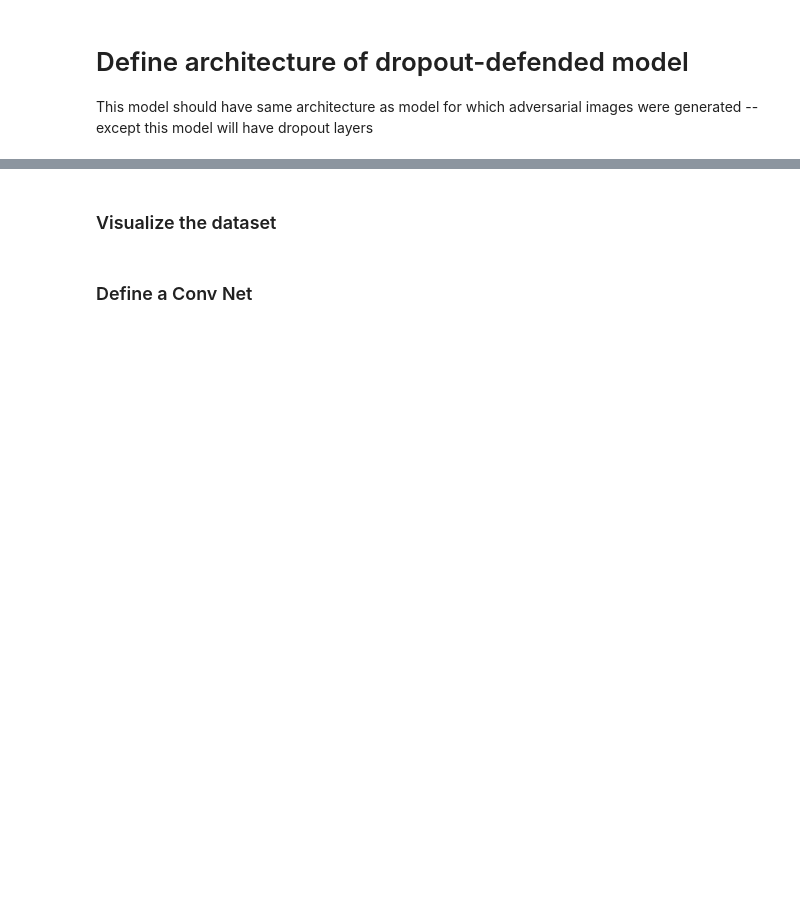
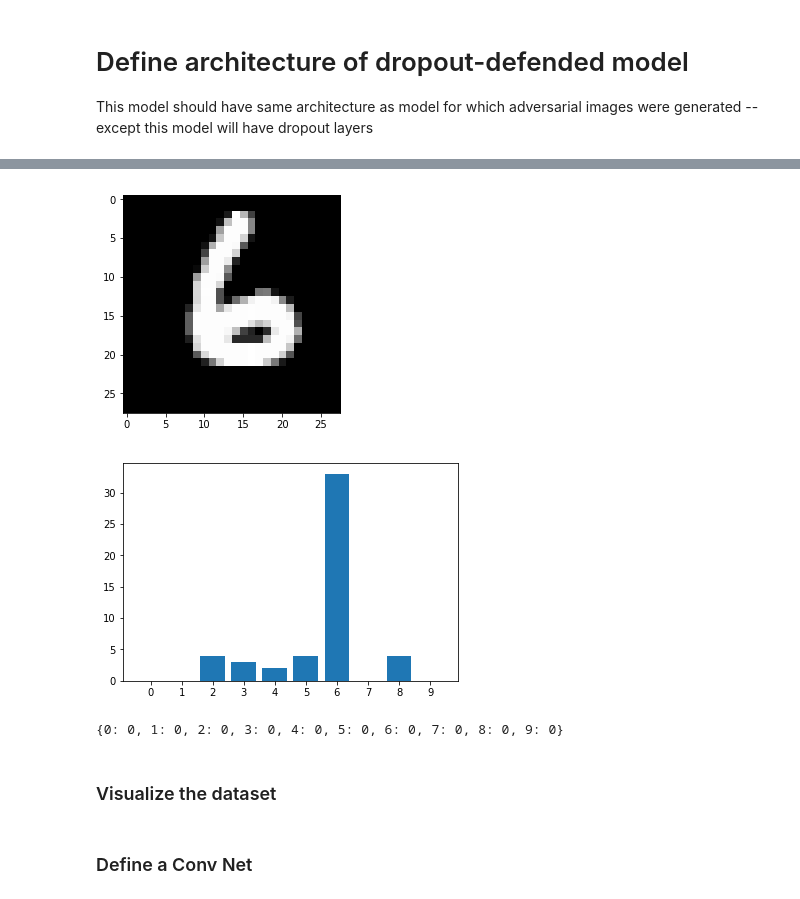
Before and after one commit to justinpyron/CS-231, a Jupyter notebook: Project/get_examples/dropout_defense.ipynb, the cells around one changed output, grey strips where cells are left out. Saved outputs shown, nothing was run; the diff lists cells and outputs as text; code cells hidden in the pictures; blank space fills up the shorter version.

```diff
--- a/Project/get_examples/dropout_defense.ipynb
+++ b/Project/get_examples/dropout_defense.ipynb
@@ -156,0 +232,28 @@ class Dropout_Net(nn.Module):
+# %%
+model = Dropout_Net(dropout_prob=0.2)
+state = torch.load('mnist_nn_model')
+model.load_state_dict(state['state_dict'])
+
+original_class = 6
+target_class = 6
+
+data = MNIST_adv(original_class,target_class)
+model.train()  # set to train mode so that dropout occurs
+j = 29
+test_image = data[j][0]
+plt.imshow(test_image[0], cmap='binary_r')
+plt.show()
+
+pred_array = np.zeros(10)
+
+for j in range(50):
+    pred = model(test_image.unsqueeze(0))
+    pred = pred.argmax(1).item()
+    pred_array[pred] += 1
+
+plt.bar(range(10), pred_array)
+plt.xticks(range(10))
+plt.show()
+# %% [output]
+[figure, added]
+[figure, added]
@@ -157,3 +280,8 @@ class Dropout_Net(nn.Module):
+# %%
+a = dict(zip(range(10), [0]*10))
+a
+# %% [output]
+{0: 0, 1: 0, 2: 0, 3: 0, 4: 0, 5: 0, 6: 0, 7: 0, 8: 0, 9: 0}
 # %%
 # Create the MNIST dataset.
 # transforms.ToTensor() automatically converts PIL images to
```
Also changed, not shown: parts of 9 cells of this notebook.
